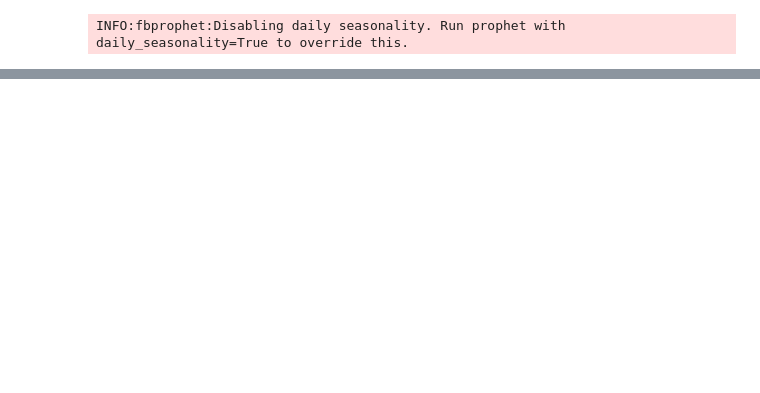
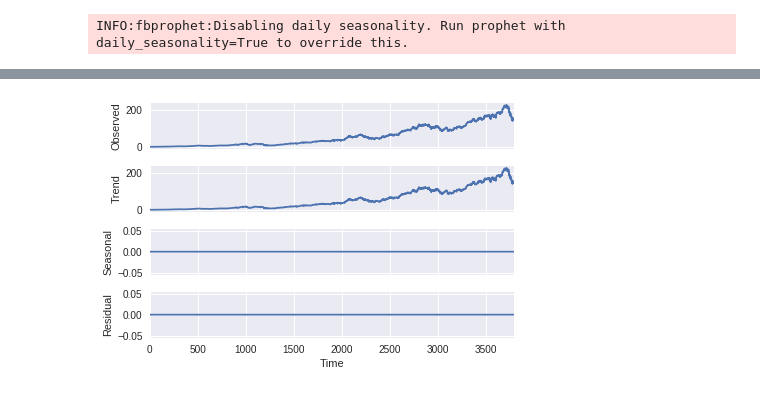
Before and after one commit to amandakeasson/ML_projects, a Jupyter notebook: stocks.ipynb, the cells around one changed output, grey strips where cells are left out. Drawn from its saved outputs; the diff is of its cells as text; code cells hidden in the pictures; blank space fills up the shorter version.

```diff
--- a/stocks.ipynb
+++ b/stocks.ipynb
@@ -30,7 +29,8 @@ plt.style.use('seaborn')
 def getstockdata(stock_name):
     stock_ind = stocks[stocks['Name'] == stock_name]
     y = stock_ind['y'].values
-    return y
+    ds = stock_ind['ds']
+    return y, ds
 
 def getstock(stock_name):
     stock_ind = stocks[stocks['Name'] == stock_name]
@@ -166,10 +143,12 @@ print(stock_list)
 # %%
 # seasonal decompose
 
-y = getstockdata('KO')
+y,ds = getstockdata('AAPL')
 result = seasonal_decompose(y, model='additive', freq=1)
 result.plot()
 plt.show()
+# %% [output]
+[figure, added]
 # %%
 # differencing
 
```
Also changed, not shown: parts of 12 cells of this notebook.
